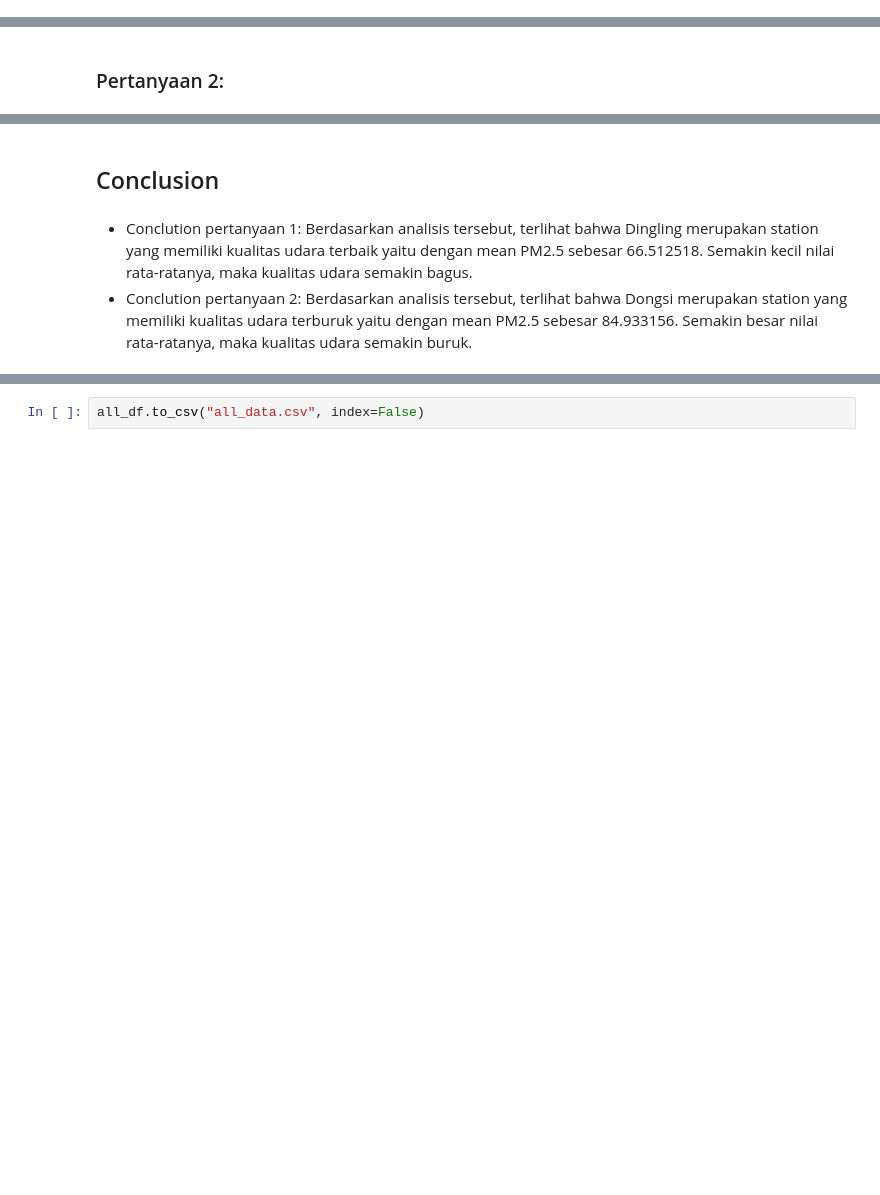
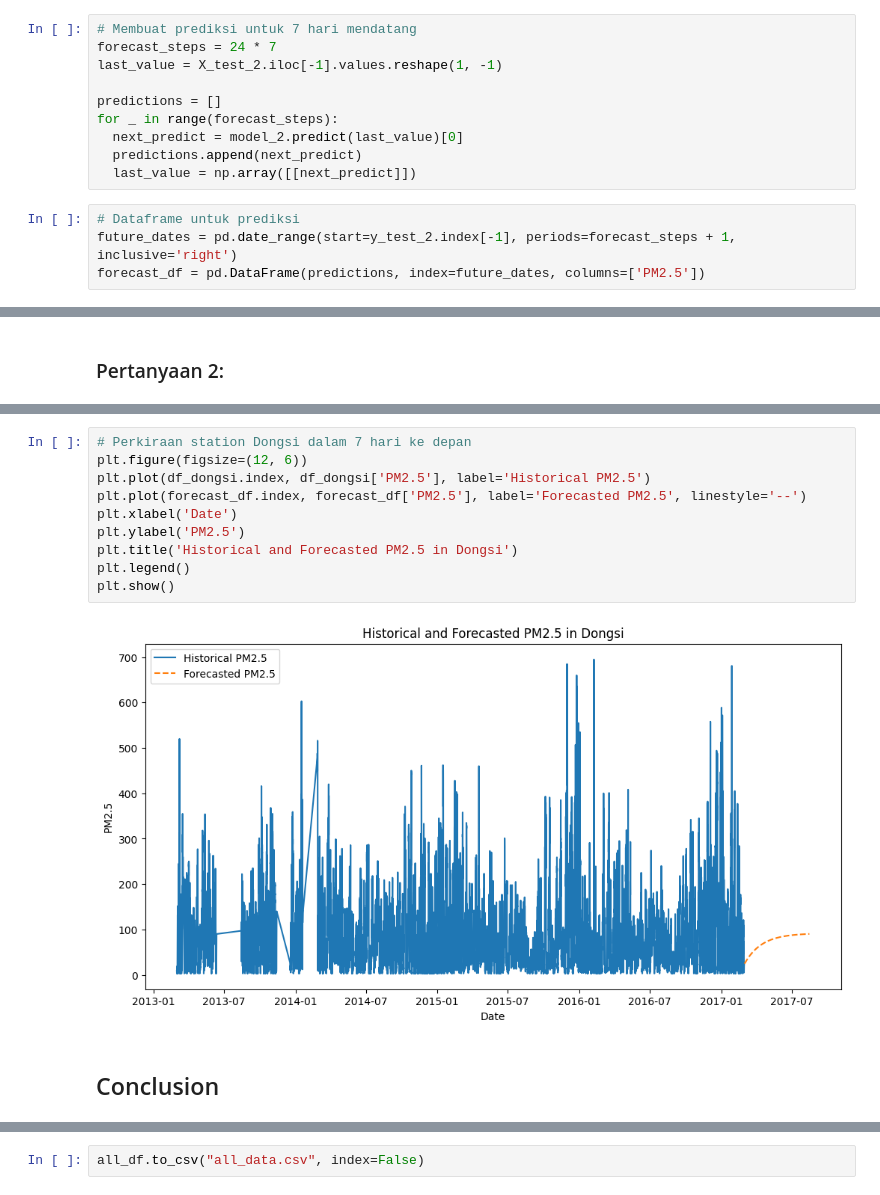
Before and after one commit to yaniyul/submission-idcamp2024, a Jupyter notebook: Proyek_Analisis_Data.ipynb, the cells around one changed output, grey strips where cells are left out. Drawn from its saved outputs; the diff is of its cells as text; blank space fills up the shorter version.

```diff
--- a/Proyek_Analisis_Data.ipynb
+++ b/Proyek_Analisis_Data.ipynb
@@ -174,0 +223,14 @@ Guanyuan       55.832982
+# %%
+# Membuat prediksi untuk 7 hari mendatang
+forecast_steps = 24 * 7
+last_value = X_test_2.iloc[-1].values.reshape(1, -1)
+
+predictions = []
+for _ in range(forecast_steps):
+  next_predict = model_2.predict(last_value)[0]
+  predictions.append(next_predict)
+  last_value = np.array([[next_predict]])
+# %%
+# Dataframe untuk prediksi
+future_dates = pd.date_range(start=y_test_2.index[-1], periods=forecast_steps + 1, inclusive='right')
+forecast_df = pd.DataFrame(predictions, index=future_dates, columns=['PM2.5'])
@@ -201,7 +290,14 @@ plt.show()
+# %%
+# Perkiraan station Dongsi dalam 7 hari ke depan
+plt.figure(figsize=(12, 6))
+plt.plot(df_dongsi.index, df_dongsi['PM2.5'], label='Historical PM2.5')
+plt.plot(forecast_df.index, forecast_df['PM2.5'], label='Forecasted PM2.5', linestyle='--')
+plt.xlabel('Date')
+plt.ylabel('PM2.5')
+plt.title('Historical and Forecasted PM2.5 in Dongsi')
+plt.legend()
+plt.show()
+# %% [output]
+[figure, added]
 # %% [markdown]
 ## Conclusion
-# %% [markdown]
-- Conclution pertanyaan 1:
-  Berdasarkan analisis tersebut, terlihat bahwa Dingling merupakan station yang memiliki kualitas udara terbaik yaitu dengan mean PM2.5 sebesar 66.512518. Semakin kecil nilai rata-ratanya, maka kualitas udara semakin bagus.
-- Conclution pertanyaan 2:
-  Berdasarkan analisis tersebut, terlihat bahwa Dongsi merupakan station yang memiliki kualitas udara terburuk yaitu dengan mean PM2.5 sebesar 84.933156. Semakin besar nilai rata-ratanya, maka kualitas udara semakin buruk.
```
Also changed, not shown: parts of 29 cells of this notebook, 2 other files.
